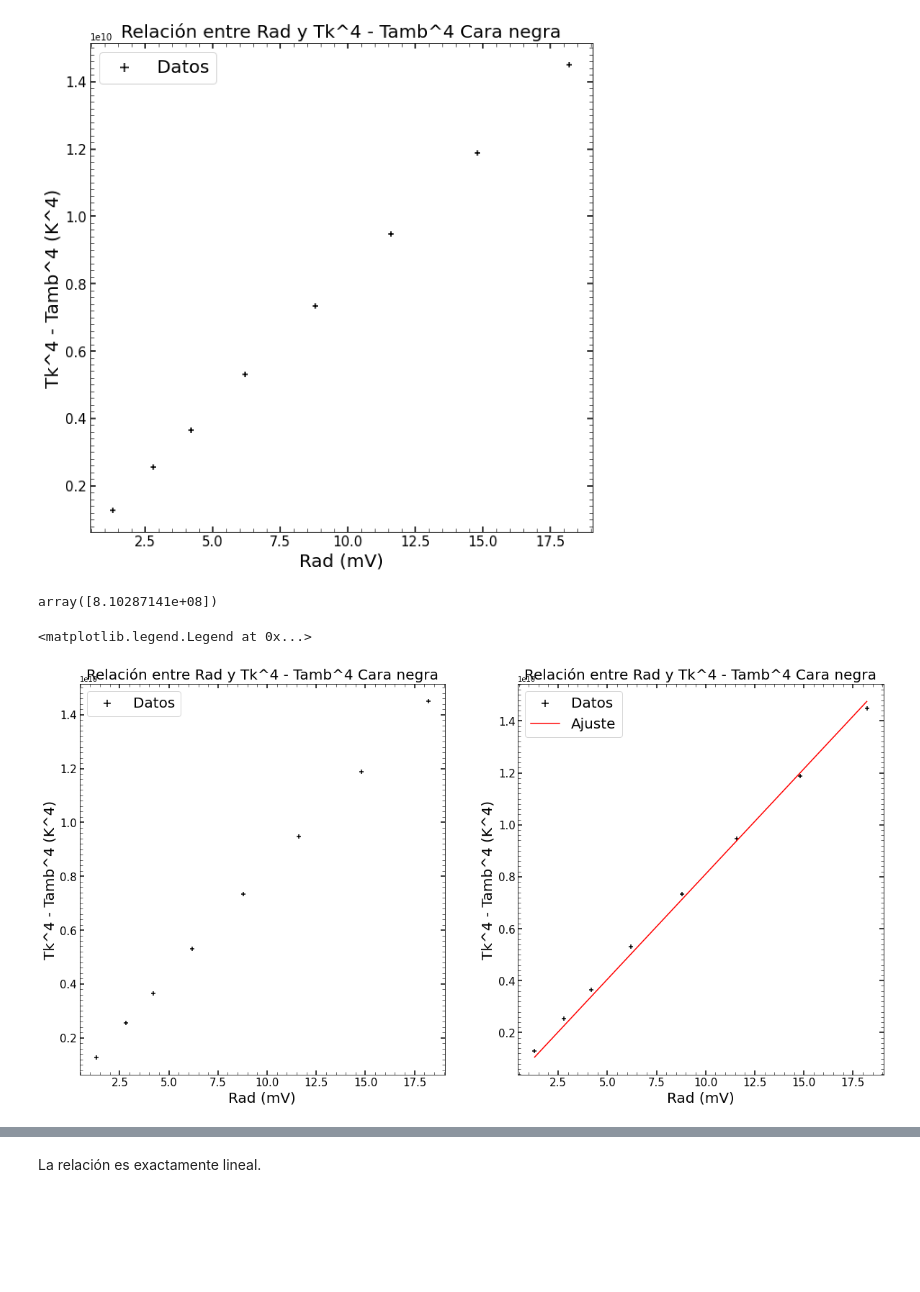
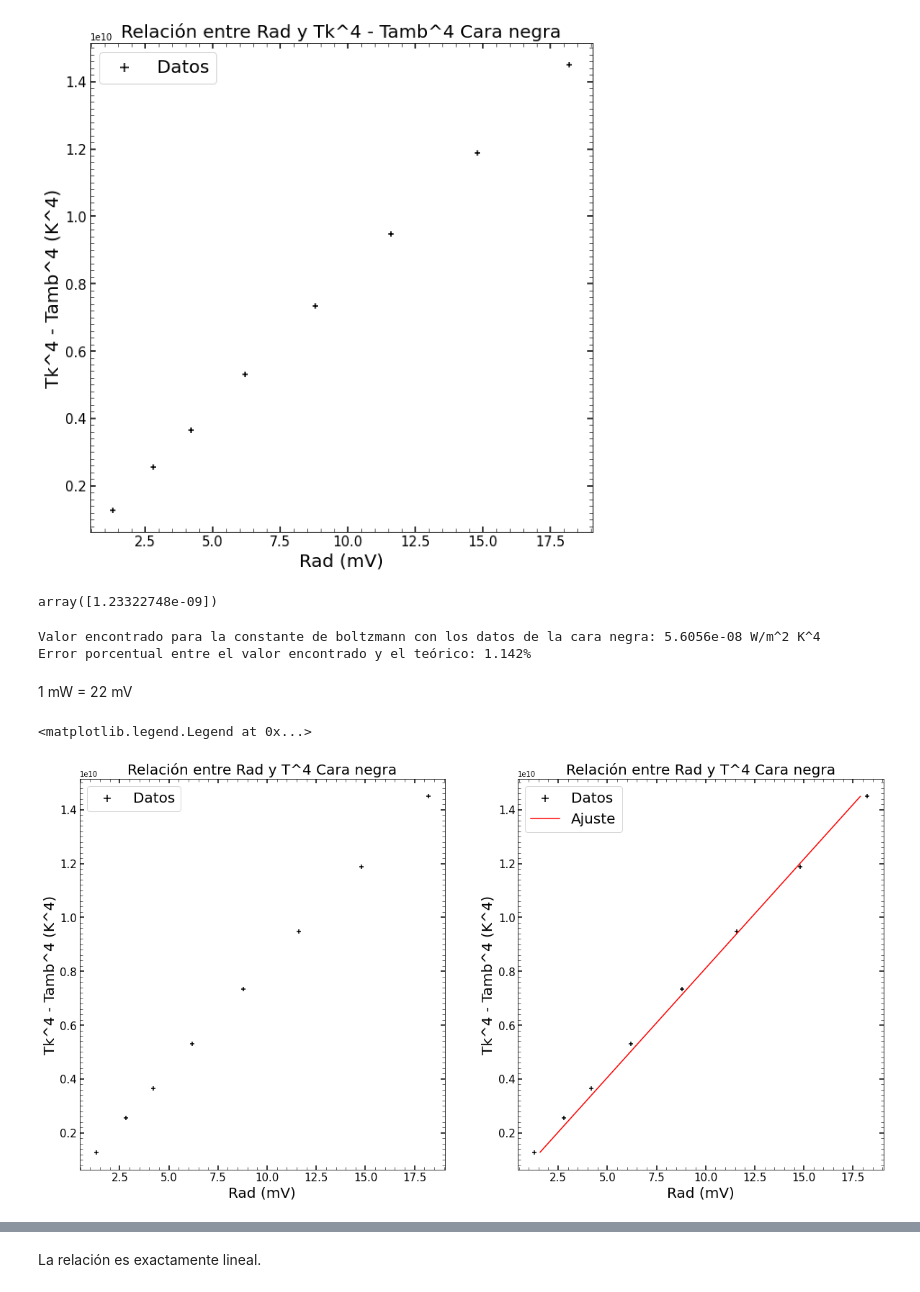
Before and after one commit to ojedarcelo/termocodigos, a Jupyter notebook: Lab5Termo/lab5.ipynb, the cells around one changed output, grey strips where cells are left out. Cells and saved outputs as stored; diff of their text form; code cells hidden in the pictures; blank space fills up the shorter version.

```diff
--- a/Lab5Termo/lab5.ipynb
+++ b/Lab5Termo/lab5.ipynb
@@ -207,45 +208,62 @@ ax.legend(fontsize=20, markerscale=2)
 <matplotlib.legend.Legend at 0x...>
 [figure]
 # %%
-def ajuste_recta_cn(rad, S):
-    return S * rad
+def ajuste_recta(T4, S):
+    return S * T4
 
-ajuste_cn, _ = curve_fit(ajuste_recta_cn, datos_cara_negra['Rad'], datos_cara_negra['Tk^4 - Tamb^4'])
+ajuste_cn, _ = curve_fit(ajuste_recta, datos_cara_negra['Tk^4 - Tamb^4'], datos_cara_negra['Rad'])
 ajuste_cn
 # %% [output]
-array([8.10287141e+08])
+array([1.23322748e-09])
+# %%
+def boltzmann_mv_w(boltzmann):  #  Convierte el valor encontrado para la constante de boltzmann de mV a W
+    return np.round((boltzmann / 22) * 1000, 12)
+
+def error_boltzmann_exp_teo(b_exp, b_teo):  #  Calcular el error porcentual entre
+    return (np.abs(b_teo - b_exp) * 100) / b_teo
+
+print('Valor encontrado para la constante de boltzmann con los datos de la cara negra: {} W/m^2 K^4'.format(
+    boltzmann_mv_w(ajuste_cn)[0]))
+print('Error porcentual entre el valor encontrado y el teórico: {}%'.format(
+    round(error_boltzmann_exp_teo(boltzmann_mv_w(ajuste_cn), const.sigma_sb.value)[0], 3)
+))
+# %% [output]
+Valor encontrado para la constante de boltzmann con los datos de la cara negra: 5.6056e-08 W/m^2 K^4
+Error porcentual entre el valor encontrado y el teórico: 1.142%
+# %% [markdown]
+1 mW = 22 mV
 # %%
-def recta_cn(rad, ajuste):
-    return ajuste * rad
+def recta(T4, ajuste):
+    return ajuste * T4
 # %%
-rad_linspace = np.linspace(min(datos_cara_negra['Rad']), max(datos_cara_negra['Rad']), 100)
+temp_linspace = np.linspace(min(datos_cara_negra['Tk^4 - Tamb^4']), max(datos_cara_negra['Tk^4 - Tamb^4']), 100)
 
 fig, (ax, ax2) = plt.subplots(1, 2, figsize=(20,10))
 ax.scatter(datos_cara_negra['Rad'], datos_cara_negra['Tk^4 - Tamb^4'], marker='+', color='black', s=30, label='Datos')
-ax.set_title('Relación entre Rad y Tk^4 - Tamb^4 Cara negra', fontsize=20)
+ax.set_title('Relación entre Rad y T^4 Cara negra', fontsize=20)
 ax.set_xlabel('Rad (mV)', fontsize=20)
 ax.set_ylabel('Tk^4 - Tamb^4 (K^4)', fontsize=20)
 ax.tick_params(axis='both', labelsize=15, direction='in', right=True, top=True,
               length=6, width=1.5, grid_color='black', grid_alpha=1)
 
 ax.xaxis.set_minor_locator(MultipleLocator(0.5))
 ax.yaxis.set_minor_locator(MultipleLocator(200000000))
 ax.tick_params(which='minor', length=4, color='black', direction='in', top=True, right=True)
 ax.legend(fontsize=20, markerscale=2)
 
 ax2.scatter(datos_cara_negra['Rad'], datos_cara_negra['Tk^4 - Tamb^4'], marker='+', color='black', s=30, label='Datos')
-ax2.plot(rad_linspace, recta_cn(rad_linspace, ajuste_cn),c='red', label='Ajuste')
-ax2.set_title('Relación entre Rad y Tk^4 - Tamb^4 Cara negra', fontsize=20)
+ax2.plot(recta(temp_linspace, ajuste_cn), temp_linspace,c='red', label='Ajuste')
+ax2.set_title('Relación entre Rad y T^4 Cara negra', fontsize=20)
 ax2.set_xlabel('Rad (mV)', fontsize=20)
 ax2.set_ylabel('Tk^4 - Tamb^4 (K^4)', fontsize=20)
 ax2.tick_params(axis='both', labelsize=15, direction='in', right=True, top=True,
               length=6, width=1.5, grid_color='black', grid_alpha=1)
 
 ax2.xaxis.set_minor_locator(MultipleLocator(0.5))
 ax2.yaxis.set_minor_locator(MultipleLocator(200000000))
 ax2.tick_params(which='minor', length=4, color='black', direction='in', top=True, right=True)
 ax2.legend(fontsize=20, markerscale=2)
 # %% [output]
 <matplotlib.legend.Legend at 0x...>
-[figure, old version]
+[figure, new version]
 # %%
```
Also changed, not shown: parts of 6 cells of this notebook.
